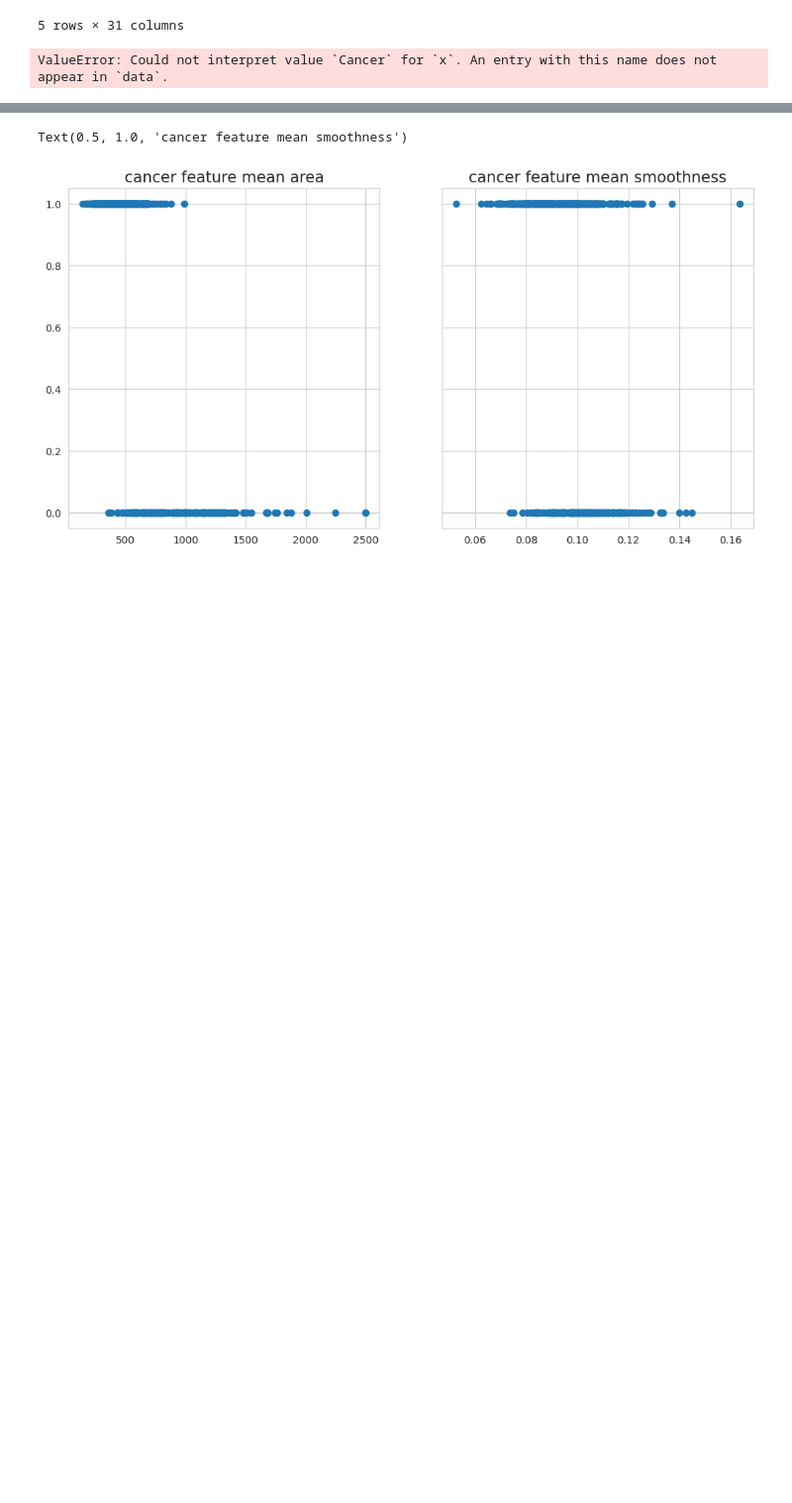
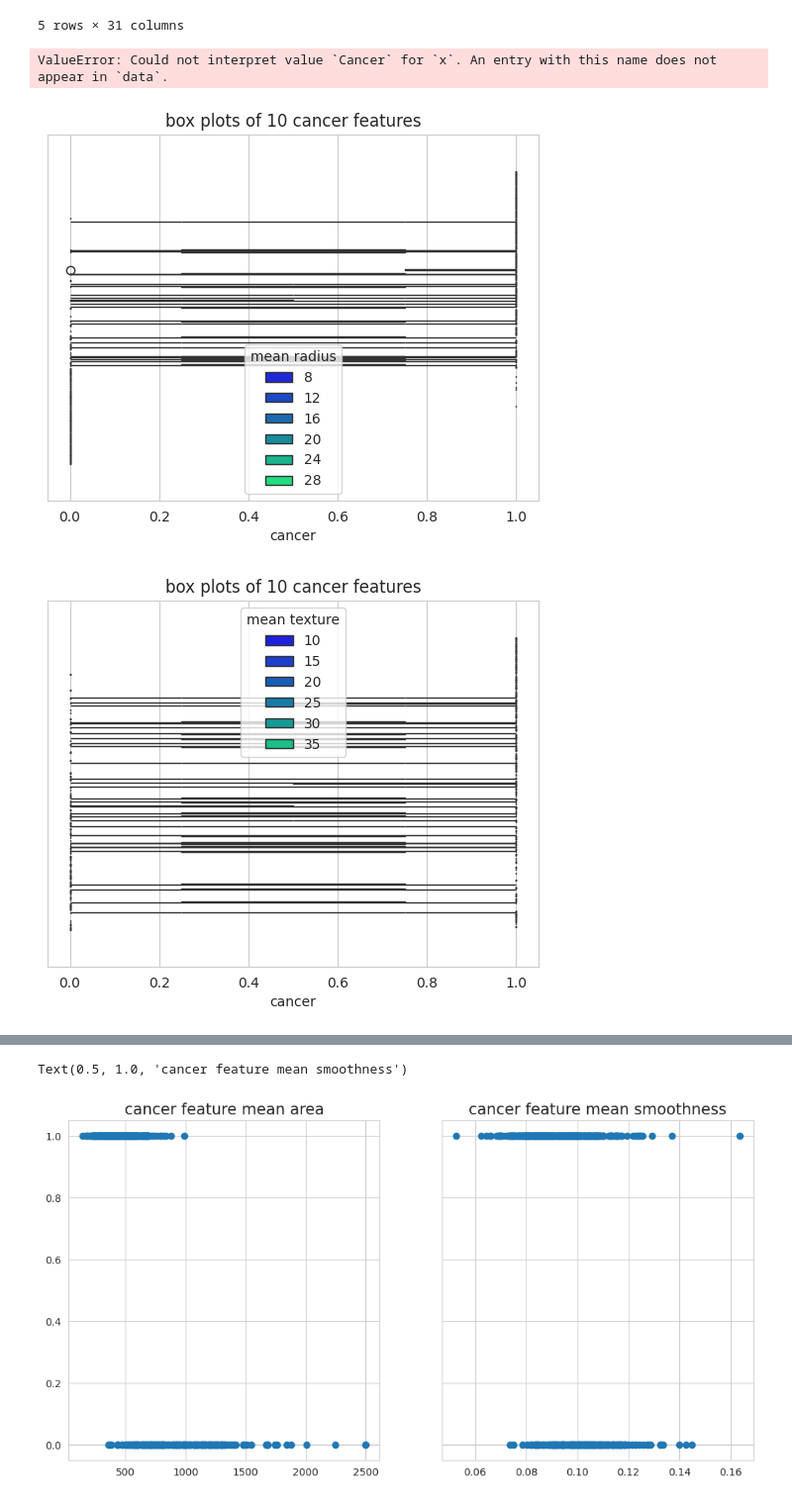
Before and after one commit to 2303a51455/AIML-2025, a Jupyter notebook: lab07.ipynb, the cells around one changed output, grey strips where cells are left out. Shown: that part at 99% size. Saved outputs shown, nothing was run; the diff lists cells and outputs as text; code cells hidden in the pictures; blank space fills up the shorter version.

```diff
--- a/lab07.ipynb
+++ b/lab07.ipynb
@@ -86,16 +86,18 @@ df.head()
 | 4 | 20.29 | 14.34 | 135.10 | 1297.0 | 0.10030 | 0.13280 | ... |
 5 rows × 31 columns
 # %%
-l = len(df.columns)
+l=len(df.columns)
 for i in range(l):
   sns.set_style('whitegrid')
-  sns.countplot(x='Cancer', hue=df.columns[i],data=df,palette='RdBu_r')
+  sns.countplot(x='Cancer',hue='mean radius',data=df,palette='RdBu_r')
 # %% [output]
 ValueError: Could not interpret value `Cancer` for `x`. An entry with this name does not appear in `data`.
 # %%
 l=list(df.columns[0:10])
 for i in range(len(l)-1):
-  sns.boxpl(ot(x='cancer',hue=l[i],data=df,palette='winter')
+  sns.boxplot(x='cancer',hue=l[i],data=df,palette='winter')
   plt.title("box plots of 10 cancer features")
   plt.figure()
 # %% [output]
+[figure, added]
+[figure, added]
```
Also changed, not shown: parts of 12 cells of this notebook.
